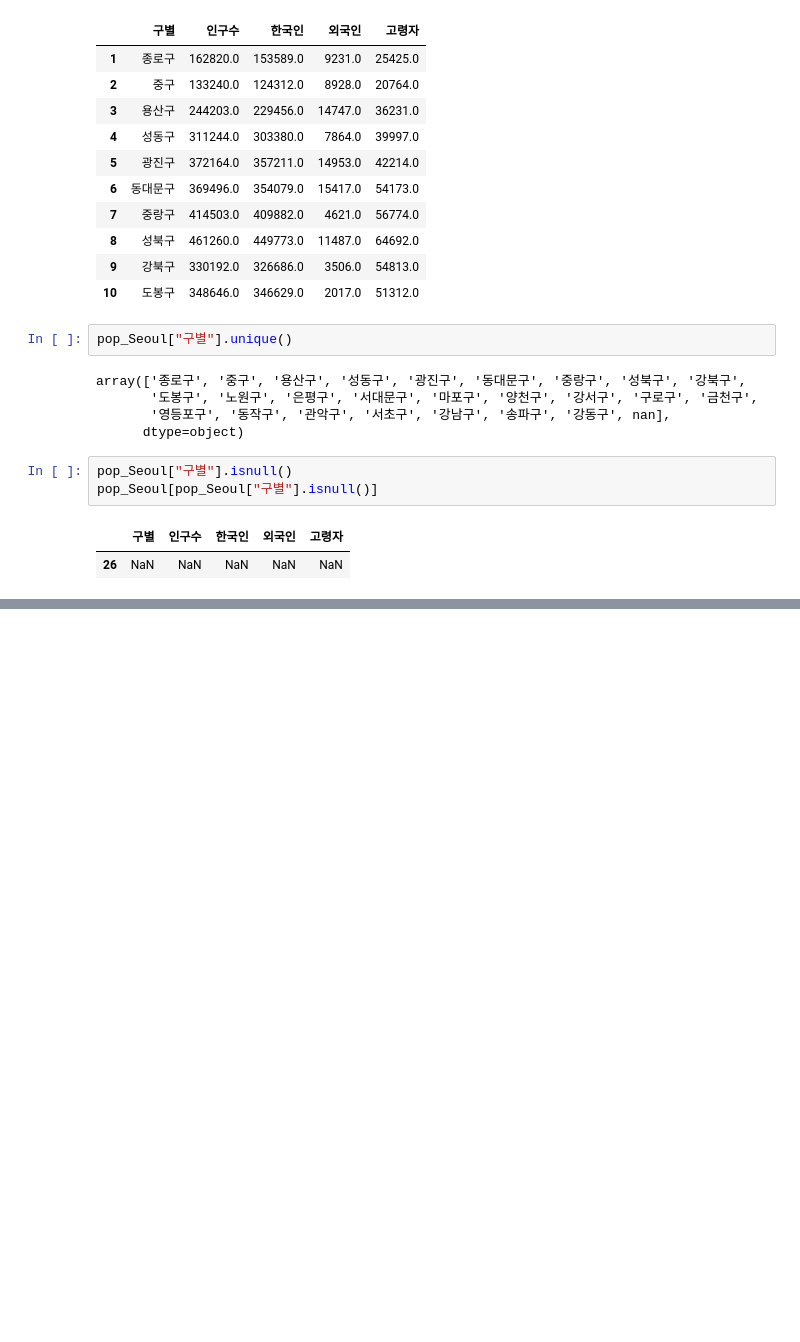
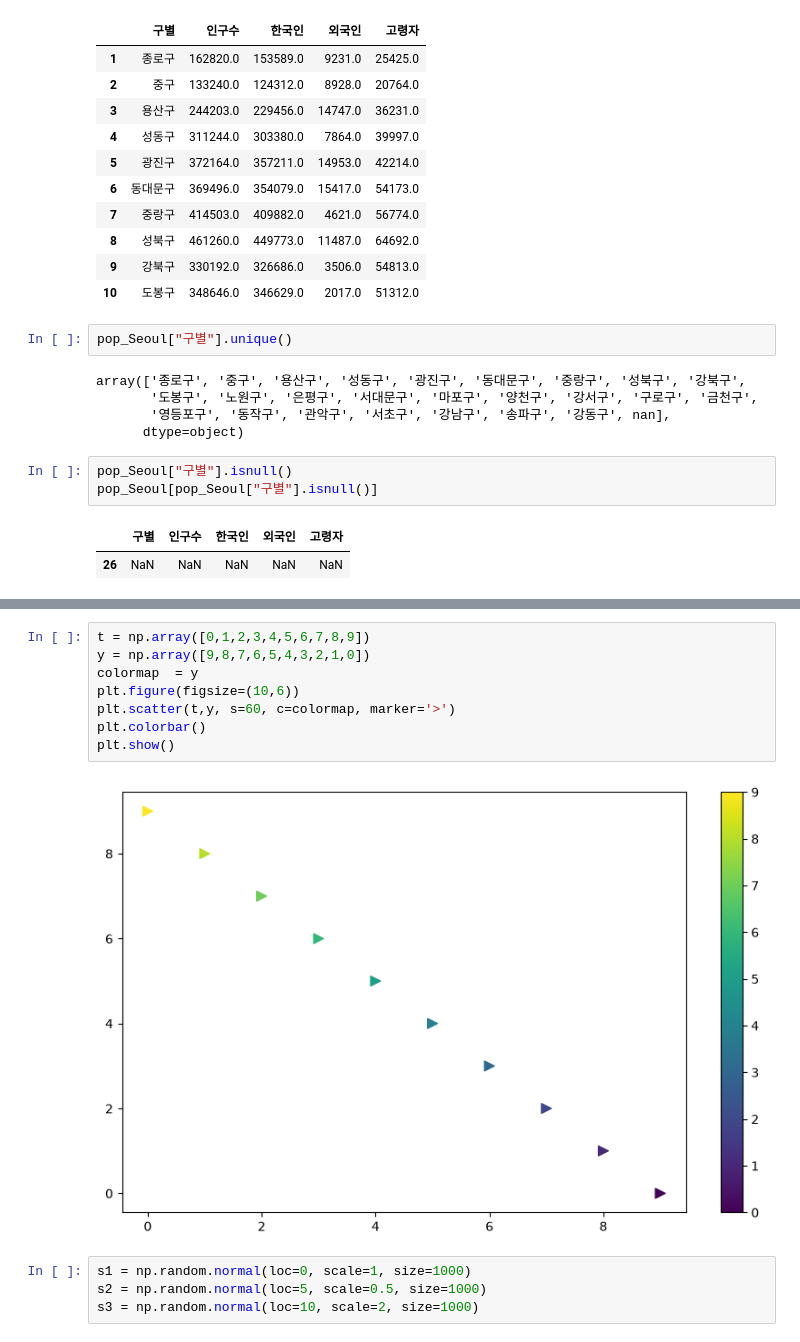
Before and after one commit to taehyun1372/LearnPython, a Jupyter notebook: Python_Data/01_CCTV/main.ipynb, the cells around one changed output, grey strips where cells are left out. Cells and saved outputs as stored; diff of their text form; blank space fills up the shorter version.

```diff
--- a/Python_Data/01_CCTV/main.ipynb
+++ b/Python_Data/01_CCTV/main.ipynb
@@ -329,0 +730,14 @@ pop_Seoul.drop([26], inplace=True)
+# %%
+t = np.array([0,1,2,3,4,5,6,7,8,9])
+y = np.array([9,8,7,6,5,4,3,2,1,0])
+colormap  = y
+plt.figure(figsize=(10,6))
+plt.scatter(t,y, s=60, c=colormap, marker='>')
+plt.colorbar()
+plt.show()
+# %% [output]
+[figure, added]
+# %%
+s1 = np.random.normal(loc=0, scale=1, size=1000)
+s2 = np.random.normal(loc=5, scale=0.5, size=1000)
+s3 = np.random.normal(loc=10, scale=2, size=1000)
```
Also changed, not shown: parts of 59 cells of this notebook, 7 other files.
